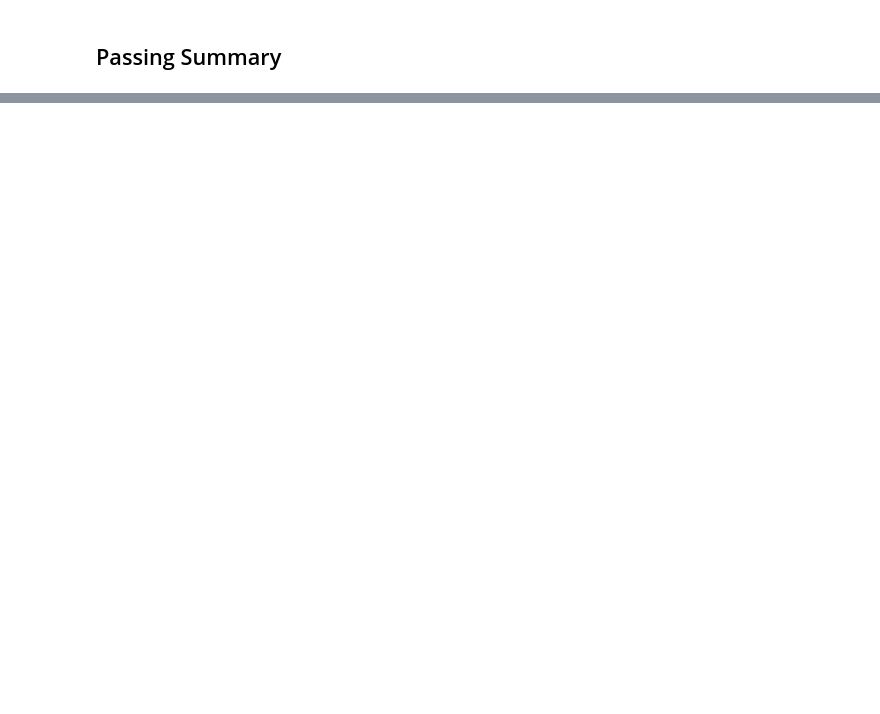
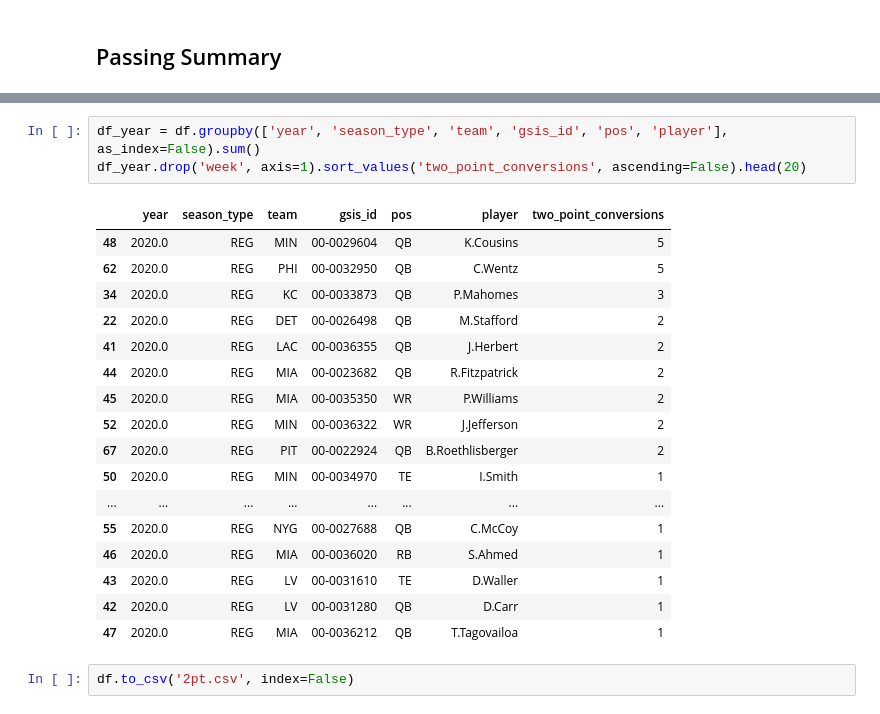
Before and after one commit to shind07/nfl-data, a Jupyter notebook: notebooks/summaries.ipynb, the cells around one changed output, grey strips where cells are left out. Drawn from its saved outputs; the diff is of its cells as text; blank space fills up the shorter version.

```diff
--- a/notebooks/summaries.ipynb
+++ b/notebooks/summaries.ipynb
@@ -260,0 +469,23 @@ df.sort_values('total_epa', ascending=False).head(20)
+# %%
+df_year = df.groupby(['year', 'season_type', 'team', 'gsis_id', 'pos', 'player'], as_index=False).sum()
+df_year.drop('week', axis=1).sort_values('two_point_conversions', ascending=False).head(20)
+# %% [output]
+|  | year | season_type | team | gsis_id | pos | player | two_point_conversions |
+| 48 | 2020.0 | REG | MIN | 00-0029604 | QB | K.Cousins | 5 |
+| 62 | 2020.0 | REG | PHI | 00-0032950 | QB | C.Wentz | 5 |
+| 34 | 2020.0 | REG | KC | 00-0033873 | QB | P.Mahomes | 3 |
+| 22 | 2020.0 | REG | DET | 00-0026498 | QB | M.Stafford | 2 |
+| 41 | 2020.0 | REG | LAC | 00-0036355 | QB | J.Herbert | 2 |
+| 44 | 2020.0 | REG | MIA | 00-0023682 | QB | R.Fitzpatrick | 2 |
+| 45 | 2020.0 | REG | MIA | 00-0035350 | WR | P.Williams | 2 |
+| 52 | 2020.0 | REG | MIN | 00-0036322 | WR | J.Jefferson | 2 |
+| 67 | 2020.0 | REG | PIT | 00-0022924 | QB | B.Roethlisberger | 2 |
+| 50 | 2020.0 | REG | MIN | 00-0034970 | TE | I.Smith | 1 |
+| ... | ... | ... | ... | ... | ... | ... | ... |
+| 55 | 2020.0 | REG | NYG | 00-0027688 | QB | C.McCoy | 1 |
+| 46 | 2020.0 | REG | MIA | 00-0036020 | RB | S.Ahmed | 1 |
+| 43 | 2020.0 | REG | LV | 00-0031610 | TE | D.Waller | 1 |
+| 42 | 2020.0 | REG | LV | 00-0031280 | QB | D.Carr | 1 |
+| 47 | 2020.0 | REG | MIA | 00-0036212 | QB | T.Tagovailoa | 1 |
+# %%
+df.to_csv('2pt.csv', index=False)
```
Also changed, not shown: parts of 37 cells of this notebook.
